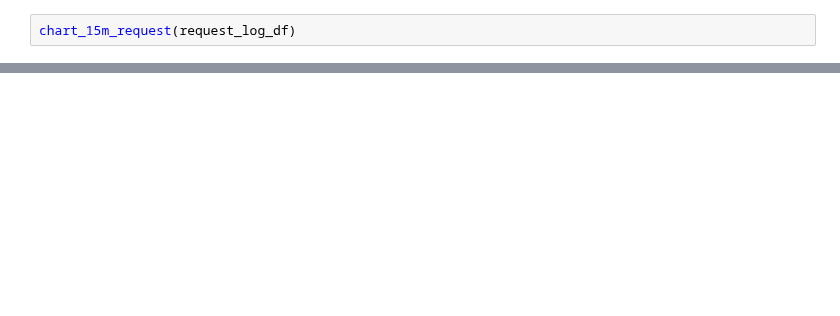
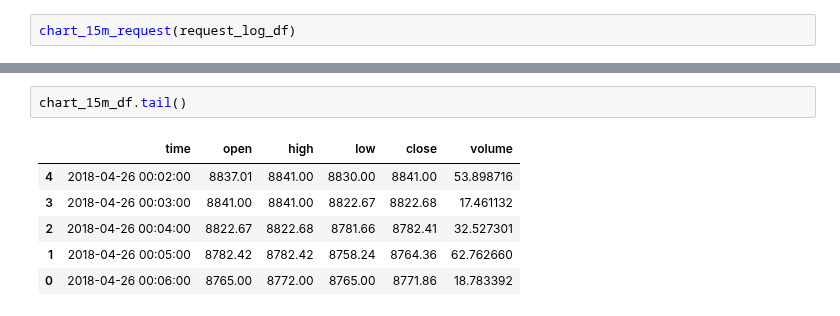
Before and after one commit to timothyyu/gdax-orderbook-ml, a Jupyter notebook: 8_program_structure_improvement.ipynb, the cells around one changed output, grey strips where cells are left out. Drawn from its saved outputs; the diff is of its cells as text; blank space fills up the shorter version.

```diff
--- a/8_program_structure_improvement.ipynb
+++ b/8_program_structure_improvement.ipynb
@@ -361,2 +550,11 @@ chart_15m_df.head()
+# %%
+chart_15m_df.tail()
+# %% [output]
+|  | time | open | high | low | close | volume |
+| 4 | 2018-04-26 00:02:00 | 8837.01 | 8841.00 | 8830.00 | 8841.00 | 53.898716 |
+| 3 | 2018-04-26 00:03:00 | 8841.00 | 8841.00 | 8822.67 | 8822.68 | 17.461132 |
+| 2 | 2018-04-26 00:04:00 | 8822.67 | 8822.68 | 8781.66 | 8782.41 | 32.527301 |
+| 1 | 2018-04-26 00:05:00 | 8782.42 | 8782.42 | 8758.24 | 8764.36 | 62.762660 |
+| 0 | 2018-04-26 00:06:00 | 8765.00 | 8772.00 | 8765.00 | 8771.86 | 18.783392 |
 # %%
 autoSR(chart_15m_df)
```
Also changed, not shown: parts of 29 cells of this notebook, 5 other files.
